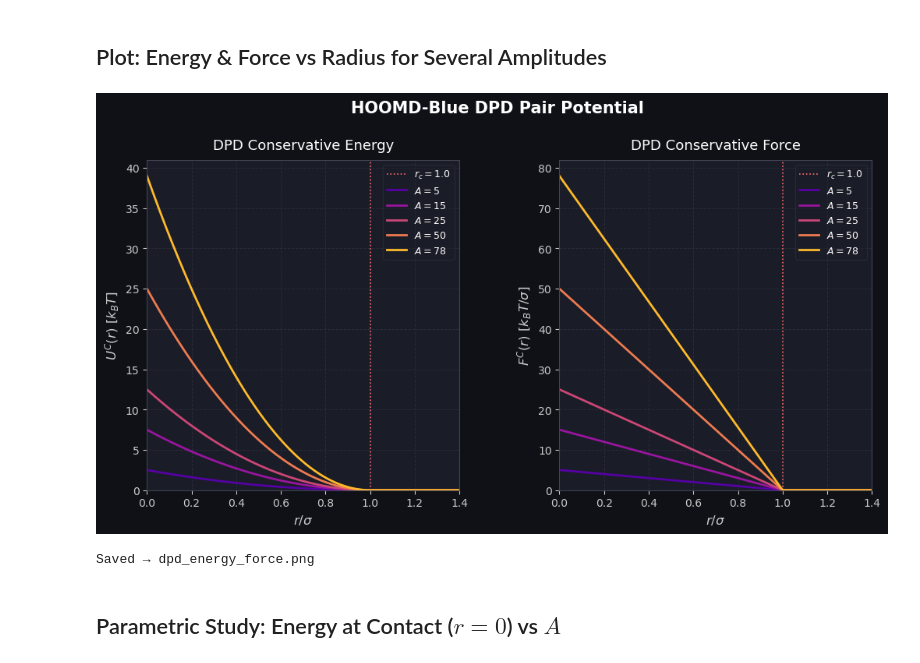
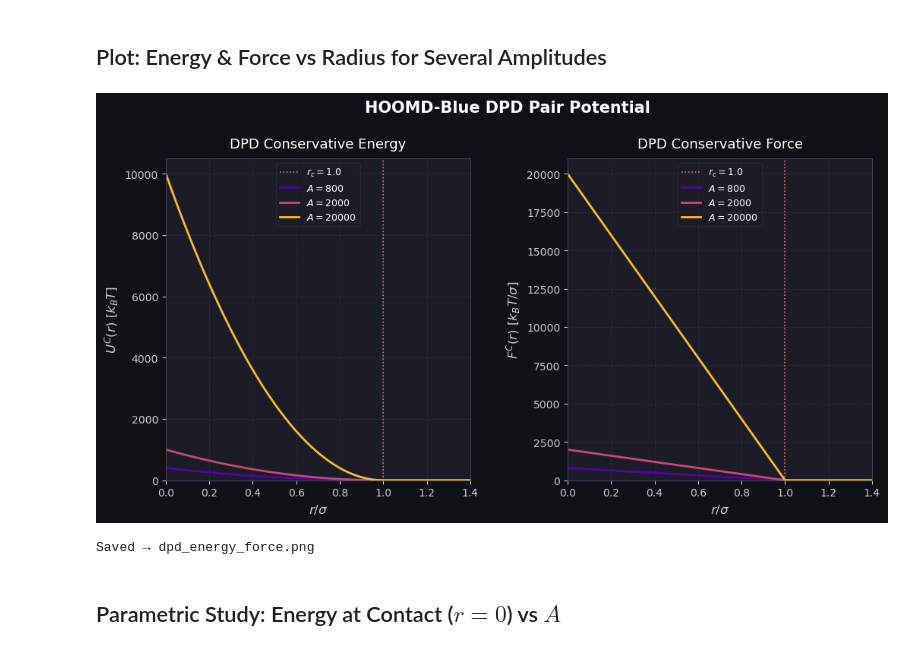
Before and after one commit to cmelab/PhantomWalk, a Jupyter notebook: phantomwalk/examples/hoomd_dpd_energy.ipynb, the cells around one changed output. Cells and saved outputs as stored; diff of their text form; code cells hidden in the pictures.

```diff
--- a/phantomwalk/examples/hoomd_dpd_energy.ipynb
+++ b/phantomwalk/examples/hoomd_dpd_energy.ipynb
@@ -66,8 +66,9 @@ def dpd_force(r, A, r_cut):
 r_cut = 1.0                        # cutoff radius (HOOMD default = 1.0 σ)
 r = np.linspace(0.0, 1.4 * r_cut, 500)
 
-A_values = [5, 15, 25, 50, 78.0]  # typical DPD repulsion amplitudes (kT)
+A_values = [800,2000,20000]  # typical DPD repulsion amplitudes (kT)
 colors    = plt.cm.plasma(np.linspace(0.15, 0.85, len(A_values)))
+plt.rcParams.update({'font.size': 14})
 
 # ── Figure ───────────────────────────────────────────────────────────────────
 fig = plt.figure(figsize=(12, 5.5))
@@ -91,35 +92,35 @@ for A, c in zip(A_values, colors):
 
 ax_U.set_xlabel('$r / \\sigma$', color='#cccccc', fontsize=12)
 ax_U.set_ylabel('$U^C(r)$ [$k_BT$]', color='#cccccc', fontsize=12)
 ax_U.set_title('DPD Conservative Energy', color='white', fontsize=13, pad=10)
 ax_U.set_xlim(0, 1.4)
 ax_U.set_ylim(bottom=0)
 leg_U = ax_U.legend(fontsize=9, framealpha=0.3, labelcolor='white',
                     facecolor='#1a1d27', edgecolor='#444455')
 
 # ── Force panel ──────────────────────────────────────────────────────────────
 for A, c in zip(A_values, colors):
     F = dpd_force(r, A, r_cut)
     ax_F.plot(r, F, color=c, lw=2.0, label=f'$A = {A:.0f}$')
 
 ax_F.set_xlabel('$r / \\sigma$', color='#cccccc', fontsize=12)
 ax_F.set_ylabel('$F^C(r)$ [$k_BT / \\sigma$]', color='#cccccc', fontsize=12)
 ax_F.set_title('DPD Conservative Force', color='white', fontsize=13, pad=10)
 ax_F.set_xlim(0, 1.4)
 ax_F.set_ylim(bottom=0)
 leg_F = ax_F.legend(fontsize=9, framealpha=0.3, labelcolor='white',
                     facecolor='#1a1d27', edgecolor='#444455')
 
 fig.suptitle('HOOMD-Blue DPD Pair Potential', color='white', fontsize=15,
              fontweight='bold', y=1.02)
 
 plt.tight_layout()
-plt.savefig('dpd_energy_force.png', dpi=150, bbox_inches='tight',
+plt.savefig('dpd_energy_force.png', transparent=True,dpi=300, bbox_inches='tight',
             facecolor=fig.get_facecolor())
 plt.show()
 print('Saved → dpd_energy_force.png')
 # %% [output]
-[figure, old version]
+[figure, new version]
 Saved → dpd_energy_force.png
 # %% [markdown]
 ## Parametric Study: Energy at Contact ($r = 0$) vs $A$
```
Also changed, not shown: parts of 3 cells of this notebook.
